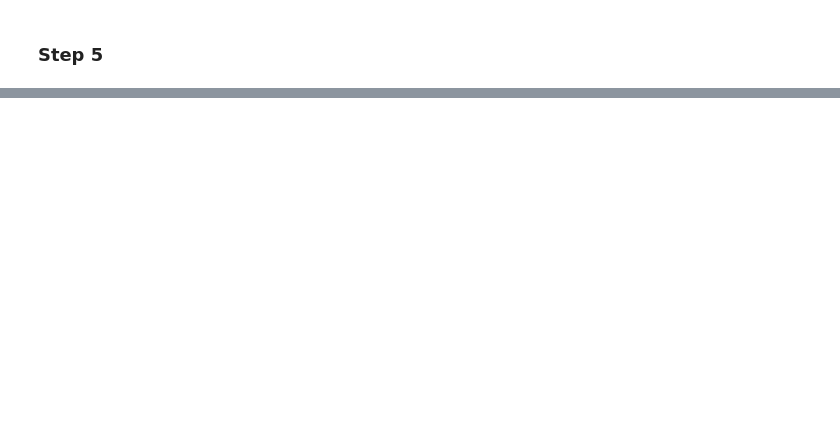
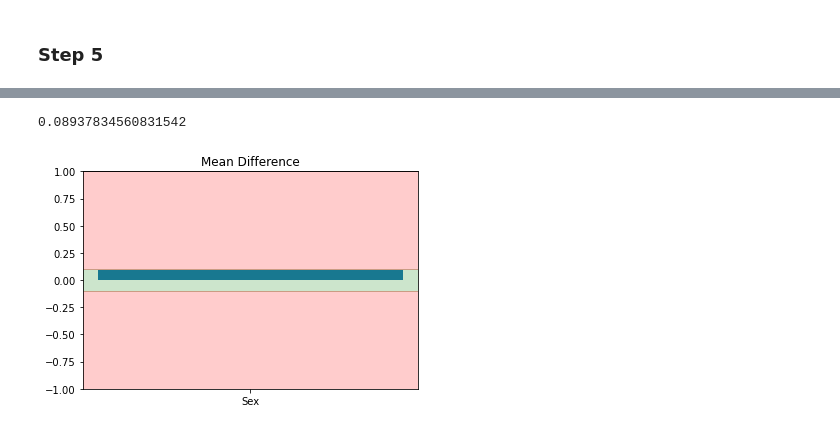
Before and after one commit to mjeong/clessardmjeongsp2021finalproject, a Jupyter notebook: report.ipynb, the cells around one changed output, grey strips where cells are left out. Saved outputs shown, nothing was run; the diff lists cells and outputs as text; code cells hidden in the pictures; blank space fills up the shorter version.

```diff
--- a/report.ipynb
+++ b/report.ipynb
@@ -704,0 +787,13 @@ Carli's response:
+# %%
+plt.clf()
+plt.bar(['Sex'], [new_metrics.mean_difference()])
+plt.ylim(-1, 1)
+plt.axhline(y = 1, c='black')
+plt.axhspan(-0.1, 0.1, color='green', alpha=0.2)
+plt.axhspan(0.1, 1, color='red', alpha=0.2)
+plt.axhspan(-1, -0.1, color='red', alpha=0.2)
+plt.title('Mean Difference')
+new_metrics.mean_difference()
+# %% [output]
+0.08937834560831542
+[figure, added]
```
Also changed, not shown: parts of 26 cells of this notebook.
